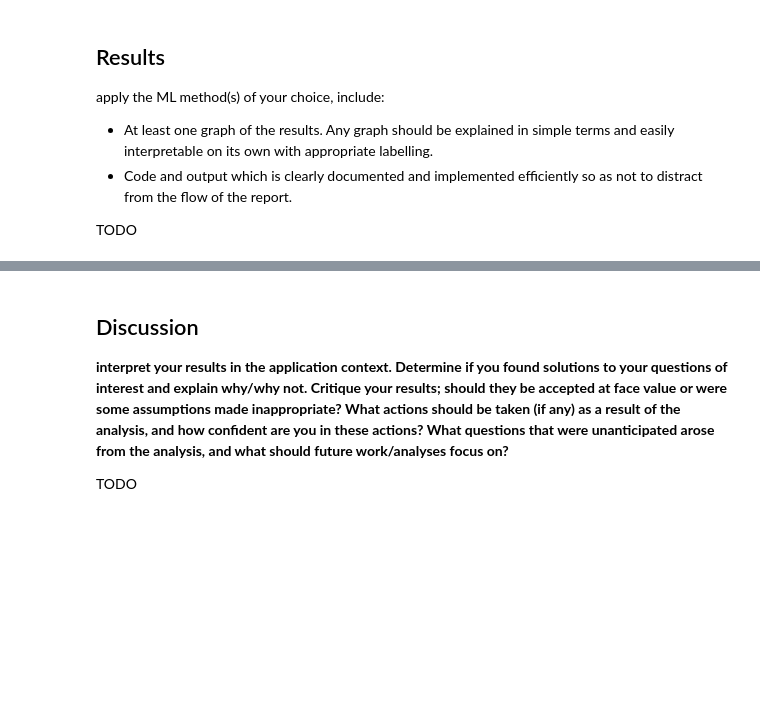
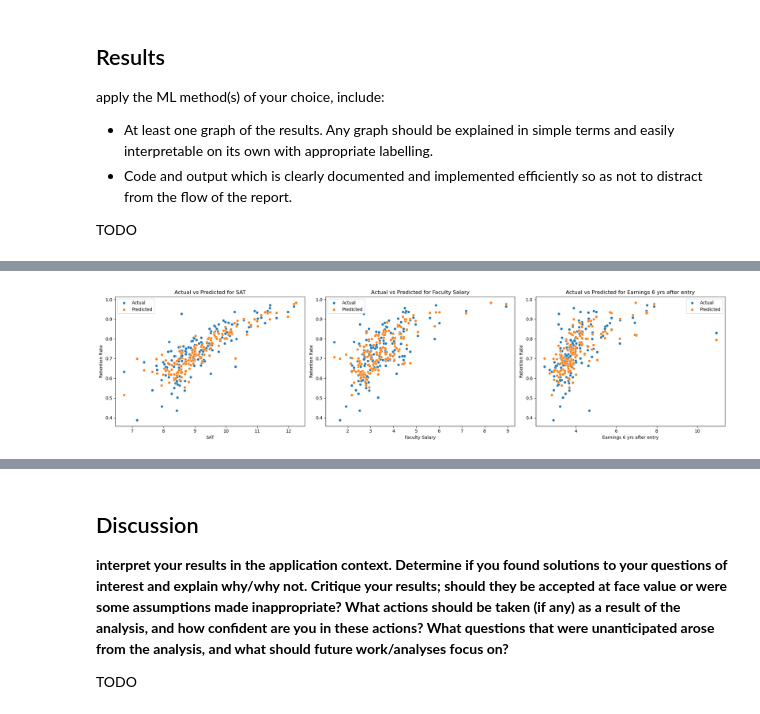
Before and after one commit to sahana-dhar/Understanding-Student-Retention-in-Higher-Education-, a Jupyter notebook: ds3000_final_report.ipynb, the cells around one changed output, grey strips where cells are left out. Drawn from its saved outputs; the diff is of its cells as text; code cells hidden in the pictures; blank space fills up the shorter version.

```diff
--- a/ds3000_final_report.ipynb
+++ b/ds3000_final_report.ipynb
@@ -86,0 +270,88 @@ TODO
+# %%
+rf_features = ['SAT', 'Faculty Salary', 'Earnings 6 yrs after entry']
+
+# define X and y
+X = df_standardized[rf_features]
+y = df_college['Retention Rate']
+
+# split data into training and testing sets
+X_train, X_test, y_train, y_test = train_test_split(X, y, test_size=0.2, random_state=42)
+
+# create a Random Forest Regressor
+rf_model = RandomForestRegressor(n_estimators=100, random_state=42)
+
+# fit the model on training data
+rf_model.fit(X_train, y_train)
+
+# make predictions on the test set
+y_pred = rf_model.predict(X_test)
+
+# create a DataFrame with actual and predicted values
+prediction_df = pd.DataFrame({'Actual': y_test, 'Predicted': y_pred})
+
+# plot actual vs predicted for each feature
+fig, axes = plt.subplots(nrows=1, ncols=3, figsize=(20, 5))
+
+# iterate over features
+for idx, feature in enumerate(X.columns):
+    # scatter plot for Actual values
+    sns.scatterplot(x=feature, y='Actual', data=pd.concat([X_test, prediction_df], axis=1), ax=axes[idx])
+
+    # scatter plot for Predicted values
+    sns.scatterplot(x=feature, y='Predicted', data=pd.concat([X_test, prediction_df], axis=1), ax=axes[idx])
+
+    axes[idx].set_xlabel(feature)
+    axes[idx].set_ylabel('Retention Rate')
+    axes[idx].set_title(f'Actual vs Predicted for {feature}')
+    axes[idx].legend(['Actual', 'Predicted'])
+
+# adjust layout
+plt.tight_layout()
+plt.show()
+
+# calculate and display R2 score and MSE
+r2 = r2_score(y_test, y_pred)
+mse = mean_squared_error(y_test, y_pred)
+
+print(f'R2 Score: {r2:.4f}')
+print(f'Mean Squared Error: {mse:.4f}')
+
+
+# feature Importances
+feature_importances = rf_model.feature_importances_
+
+# creating a DataFrame to visualize feature importances
+feature_importance_df = pd.DataFrame({'Feature': rf_features, 'Importance': feature_importances})
+
+# sorting the DataFrame by importance in descending order
+feature_importance_df = feature_importance_df.sort_values(by='Importance', ascending=False)
+
+# predictions and residuals
+y_pred = rf_model.predict(X_test)
+residuals_selected = y_test - y_pred
+
+# visualizing predicted vs. actual values
+plt.scatter(y_test, y_pred)
+plt.xlabel("Actual Retention Rate")
+plt.ylabel("Predicted Retention Rate")
+plt.title("Actual vs. Predicted Retention Rate for Random Forest (Top 3 Features)")
+
+# calculate R2, MSE, and MAE
+mse_selected = mean_squared_error(y_test, y_pred)
+r2_selected = r2_score(y_test, y_pred)
+mae_selected = mean_absolute_error(y_test, y_pred)
+
+# display R2, MSE, and MAE
+result_text = f'R-squared (R2): {r2_selected:.4f}\nMean Squared Error (MSE): {mse_selected:.4f}\nMean Absolute Error (MAE): {mae_selected:.4f}'
+plt.figtext(0.5, -0.1, result_text, ha='center', fontsize=12, bbox=dict(facecolor='white', alpha=0.5))
+plt.show()
+
+# visualizing residuals
+plt.scatter(y_pred, residuals_selected)
+plt.axhline(y=0, color='r', linestyle='--')
+plt.xlabel("Predicted Retention Rate")
+plt.ylabel("Residuals")
+plt.title("Residuals for Random Forest (Top 3 Features)")
+plt.show()
+# %% [output]
+[figure, added]
```
Also changed, not shown: parts of 15 cells of this notebook.
